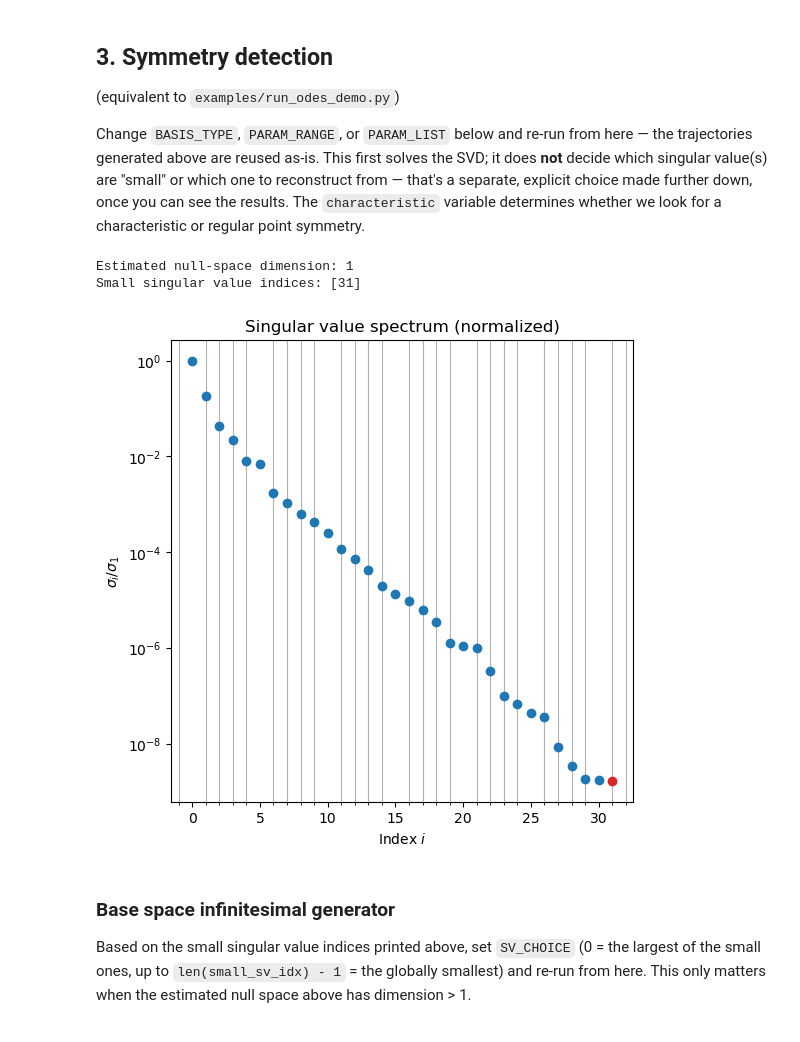
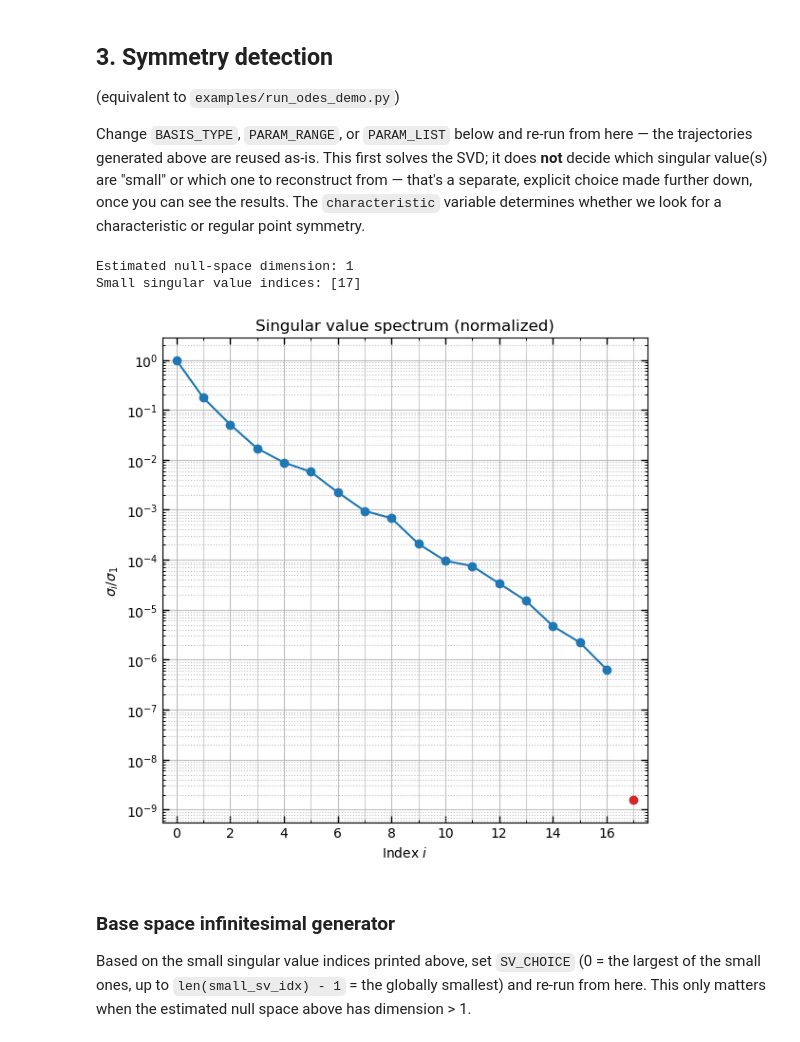
Before and after one commit to rros22/symmetry-detection, a Jupyter notebook: notebooks/ode_symmetry_explorer.ipynb, the cells around one changed output. Drawn from its saved outputs; the diff is of its cells as text; code cells hidden in the pictures.

```diff
--- a/notebooks/ode_symmetry_explorer.ipynb
+++ b/notebooks/ode_symmetry_explorer.ipynb
@@ -180,9 +161,12 @@ whenever `analytic_normal=False` and/or `subsample_normal_field=True`, so everyt
 # not something only the numeric path gets.
 analytic_normal = False
 normal_window = (1, 1)
-normal_degree = 2
+normal_degree = 1
 normal_boundary_margin = 0  # extra trajectories/points to discard beyond window/di,dj
 
+subsample_normal_field = True
+subsample_num_traj = 10    # e.g. 6 - None keeps all (post-boundary-discard) trajectories
+subsample_num_points = 100   # e.g. 100 - None keeps all points
 
 if analytic_normal:
     X_dense = X
@@ -227,12 +211,9 @@ if not analytic_normal or subsample_normal_field:
         "stays column-aligned with N for everything downstream."
     )
 
-# Try norlmalising N
-# N = N / np.linalg.norm(N, axis=0)
+fig_normal = plt.figure(figsize=(8,8))
+ax_normal = fig_normal.add_subplot(projection='3d')
 
-# fig_normal = plt.figure(figsize=(8,8))
-# ax_normal = fig_normal.add_subplot(projection='3d')
-
-# plot.scaled_3D_quiver(X_stacked, N, mode="normal", ax=ax_normal)
-# ax_normal.set_title("Analytic normal field" if analytic_normal else "Numeric (data-driven) normal field")
+plot.scaled_3D_quiver(X_stacked, N, mode="normal", ax=ax_normal)
+ax_normal.set_title("Analytic normal field" if analytic_normal else "Numeric (data-driven) normal field")
 # %% [output]
@@ -260,9 +242,9 @@ characteristic = False;
 # --- Basis elements: pick a range OR an explicit list, exactly like the CLI's
 # --param_range / --param_list flags (see data_matrices.resolve_basis_args).
 # PARAM_LIST always overrides PARAM_RANGE when it is not None.
-PARAM_RANGE = (0,3)  # all (m, n) pairs with m, n in 0..3
+PARAM_RANGE = (0,2)  # all (m, n) pairs with m, n in 0..3
 PARAM_LIST = None #[(0,0), (1,0), (-2,2)]    # e.g. [(0, 0), (1, 0), (0, 1), (2, 1)] to pick elements individually
-sv_ratio = 100
+sv_ratio = 10
 
 # Resolve basis parameters the same way the CLI does: PARAM_LIST overrides
 # PARAM_RANGE, and any still-missing field falls back to symmetry_detection.defaults.
@@ -274,39 +256,66 @@ basis_args = argparse.Namespace(
 basis_args = dm.resolve_basis_args(basis_args)
 
 # Build the homogeneous system and solve its null space via SVD. This is
 # pure linear algebra: solve_svd makes no judgment about which singular
 # value(s) are "small" - that's a separate, explicit step below, done only
 # after you can see svd_result.S here.
 svd_result = solver.solve_svd(
     X_stacked, N,
     basis_type=basis_args.basis_type,
     param_range=basis_args.param_range,
     param_list=basis_args.param_list,
     characteristic=characteristic,
     noise="isotropic",
     noise_level=0.000000000001,
 )
 small_sv_idx = solver.small_singular_value_indices(svd_result.S, drop_ratio=sv_ratio)
 rpt.print_svd_summary(svd_result.S, small_sv_idx)
 
 S_norm = svd_result.S / svd_result.S[0]
 all_idx = np.arange(len(svd_result.S))
 large_sv_idx = np.setdiff1d(all_idx, small_sv_idx, assume_unique=True)
 
 fig3, ax3 = plt.subplots(figsize=(6, 6))
 
-ax3.semilogy(large_sv_idx, S_norm[large_sv_idx], marker='o', linestyle='None', color='C0')
-ax3.semilogy(small_sv_idx, S_norm[small_sv_idx], marker='o', linestyle='None', color='C3')
+ax3.semilogy(large_sv_idx, S_norm[large_sv_idx], marker='o', linestyle='-', color='C0')
+ax3.semilogy(small_sv_idx, S_norm[small_sv_idx], marker='o', linestyle='-', color='C3')
 ax3.set_xlabel("Index $i$")
 ax3.set_ylabel(r"$\sigma_i / \sigma_1$")
 ax3.set_title("Singular value spectrum (normalized)")
 ax3.set_box_aspect(1)
-ax3.grid(which='minor')
-ax3.minorticks_on()
+
+# Linear x (integer SV indices), log10 y.
+n_sv = len(svd_result.S)
+ax3.set_xscale('linear')
+ax3.set_yscale('log', base=10)
+ax3.set_xlim(-0.5, n_sv - 0.5)
+
+# x: dotted vertical grid at every index; solid/darker where ticks are labeled.
+ax3.xaxis.set_major_locator(mticker.MaxNLocator(integer=True, min_n_ticks=4))
+ax3.xaxis.set_minor_locator(mticker.MultipleLocator(1))
+ax3.xaxis.set_major_formatter(mticker.ScalarFormatter(useOffset=False))
+ax3.xaxis.get_major_formatter().set_scientific(False)
+
+# y: solid grid at each decade; lighter log-paper lines between.
+ax3.yaxis.set_major_locator(mticker.LogLocator(base=10.0, numticks=15))
+ax3.yaxis.set_minor_locator(
+    mticker.LogLocator(base=10.0, subs=np.arange(2, 10) * 0.1, numticks=100)
+)
+ax3.yaxis.set_minor_formatter(mticker.NullFormatter())
+
+ax3.tick_params(which='major', direction='in', top=True, right=True, length=5, width=1.0)
+ax3.tick_params(which='minor', direction='in', top=True, right=True, length=2.5, width=0.7)
+
+ax3.grid(which='minor', axis='x', linestyle='-', linewidth=0.8, alpha=0.6)
+ax3.grid(which='major', axis='x', linestyle='-', linewidth=0.8, alpha=0.8)
+ax3.grid(which='minor', axis='y', linestyle=':', linewidth=0.8, alpha=0.8)
+ax3.grid(which='major', axis='y', linestyle='-', linewidth=0.8, alpha=0.8)
+
+fig3.tight_layout()
 # %% [output]
 Estimated null-space dimension: 1
-Small singular value indices: [31]
+Small singular value indices: [17]
-[figure, old version]
+[figure, new version]
 # %% [markdown]
 ### Base space infinitesimal generator
 
```
Also changed, not shown: parts of 6 cells of this notebook, 1 other file.
